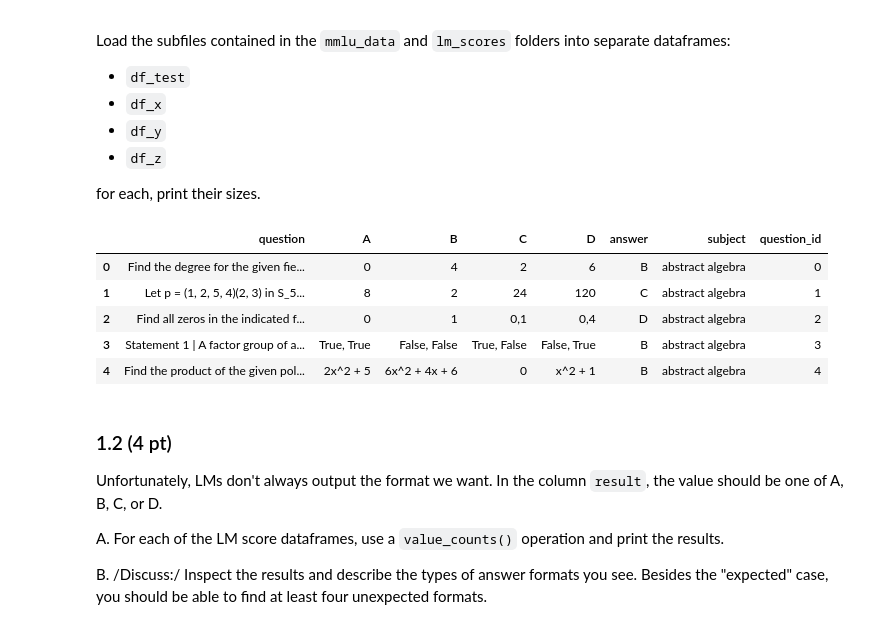
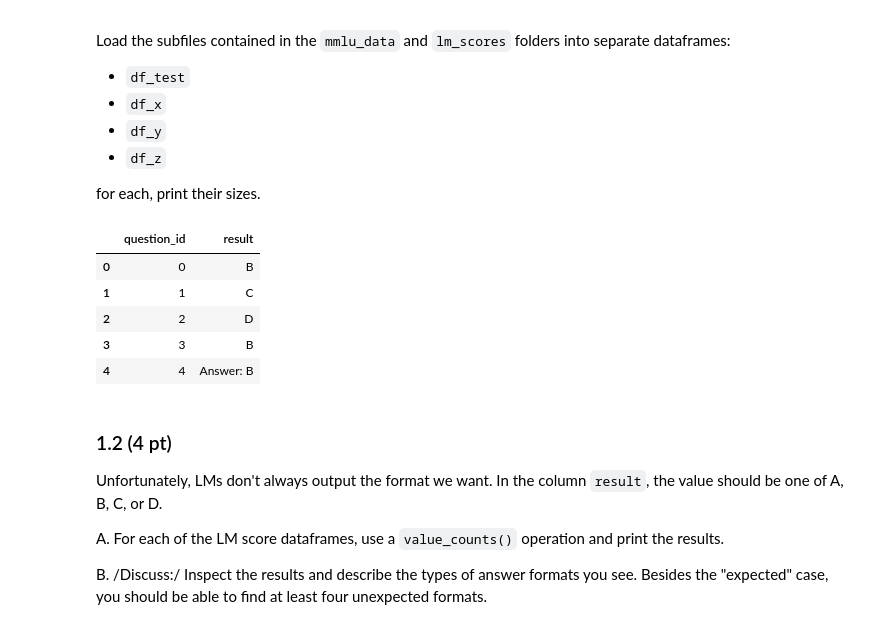
Before and after one commit to luciehmct/ADA2024, a Jupyter notebook: Homework/01_PROJECT_NEUTRALITY/analysis.ipynb, the cells around one changed output. Drawn from its saved outputs; the diff is of its cells as text; code cells hidden in the pictures.

```diff
--- a/Homework/01_PROJECT_NEUTRALITY/analysis.ipynb
+++ b/Homework/01_PROJECT_NEUTRALITY/analysis.ipynb
@@ -122,29 +122,30 @@ for each, print their sizes.
 # %%
 DATA_FOLDER = 'task_1/'
 
 # get the path to the data
 mmlu_DATASET = os.path.join(DATA_FOLDER, "mmlu_data/test.csv")
 lm_scoresX_DATASET = os.path.join(DATA_FOLDER, "lm_scores/lm_X.csv")
 lm_scoresY_DATASET = os.path.join(DATA_FOLDER, "lm_scores/lm_Y.csv")
 lm_scoresZ_DATASET = os.path.join(DATA_FOLDER, "lm_scores/lm_Z.csv")
 
 # load the data
 df_test = pd.read_csv(mmlu_DATASET)
 df_x = pd.read_csv(lm_scoresX_DATASET)
 df_y = pd.read_csv(lm_scoresY_DATASET)
 df_z = pd.read_csv(lm_scoresZ_DATASET)
 
-df_test.head()
+# print the data
+#df_test.head()
 #df_x.head()
 #df_y.head()
 #df_z.head()
 # %% [output]
-|  | question | A | B | C | D | answer | subject | question_id |
-| 0 | Find the degree for the given fie... | 0 | 4 | 2 | 6 | B | abstract algebra | 0 |
-| 1 | Let p = (1, 2, 5, 4)(2, 3) in S_5... | 8 | 2 | 24 | 120 | C | abstract algebra | 1 |
-| 2 | Find all zeros in the indicated f... | 0 | 1 | 0,1 | 0,4 | D | abstract algebra | 2 |
-| 3 | Statement 1 | A factor group of a... | True, True | False, False | True, False | False, True | B | abstract algebra | 3 |
-| 4 | Find the product of the given pol... | 2x^2 + 5 | 6x^2 + 4x + 6 | 0 | x^2 + 1 | B | abstract algebra | 4 |
+|  | question_id | result |
+| 0 | 0 | B |
+| 1 | 1 | C |
+| 2 | 2 | D |
+| 3 | 3 | B |
+| 4 | 4 | Answer: B |
 # %% [markdown]
 ### 1.2 (4 pt)
 Unfortunately, LMs don't always output the format we want. In the column `result`, the value should be one of A, B, C, or D.
```
Also changed, not shown: parts of 9 cells of this notebook.
